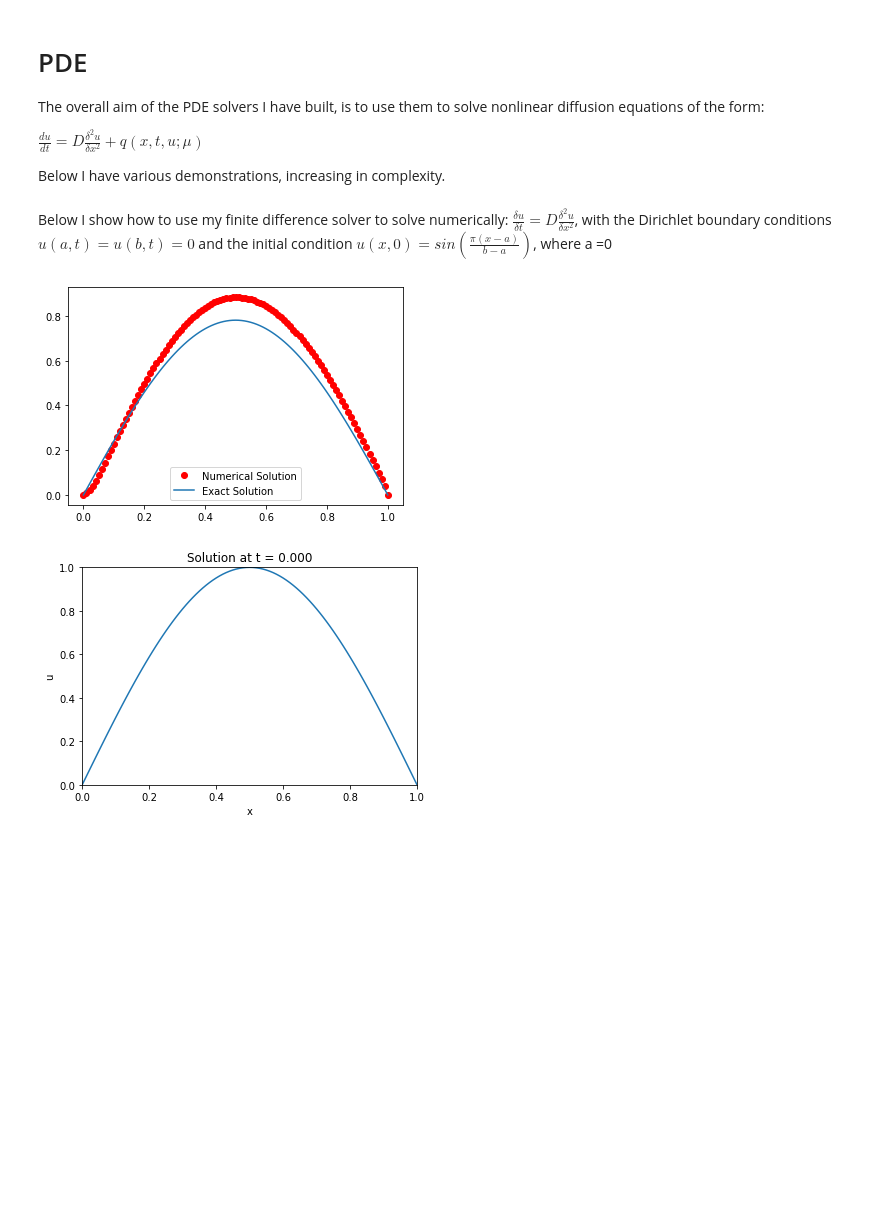
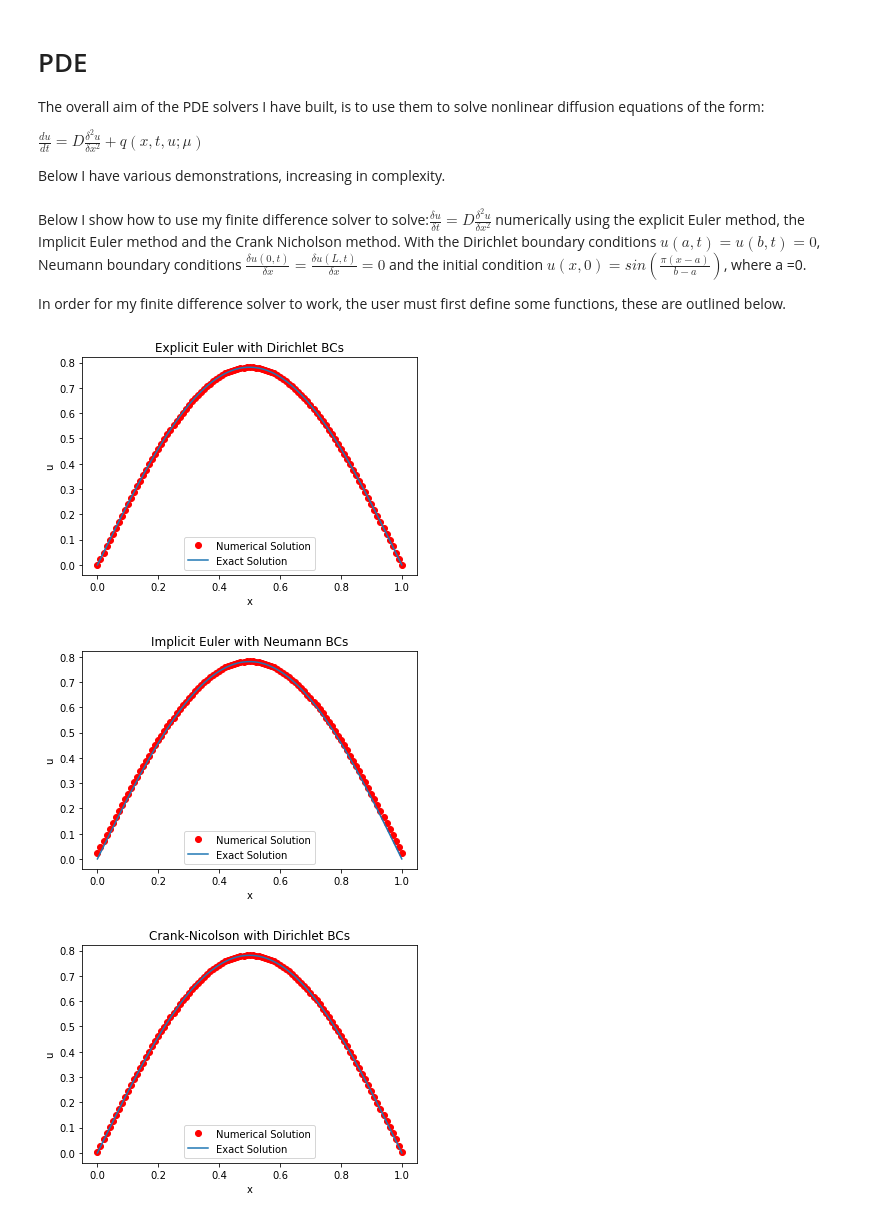
Before and after one commit to joesouber/EMAT30008, a Jupyter notebook: report.ipynb, the cells around one changed output. Saved outputs shown, nothing was run; the diff lists cells and outputs as text; code cells hidden in the pictures; blank space fills up the shorter version.

Commit message:
PDE initial

```diff
--- a/report.ipynb
+++ b/report.ipynb
@@ -378,48 +378,59 @@ $\frac{du}{dt}= D\frac{{\delta^2}u}{{\delta}x^2}+q(x,t,u;\mu)$
 
 Below I have various demonstrations, increasing in complexity.
 # %% [markdown]
-Below I show how to use my finite difference solver to solve numerically: $\frac{\delta u}{\delta t} = D\frac{{\delta^2}u}{\delta{x^2}}$, with the Dirichlet boundary conditions $u(a,t)=u(b,t)=0$ and the initial condition $u(x,0)=sin(\frac{\pi(x-a)}{b-a})$, where a =0
+Below I show how to use my finite difference solver to solve:$\frac{\delta u}{\delta t} = D\frac{{\delta^2}u}{\delta{x^2}}$ numerically using the explicit Euler method, the Implicit Euler method and the Crank Nicholson method. With the Dirichlet boundary conditions $u(a,t)=u(b,t)=0$, Neumann boundary conditions $\frac{\delta u(0,t)}{\delta x}=\frac{\delta u(L,t)}{\delta x} = 0 $ and the initial condition $u(x,0)=sin(\frac{\pi(x-a)}{b-a})$, where a =0.
+
+In order for my finite difference solver to work, the user must first define some functions, these are outlined below.
 # %%
 import numpy as np
 import matplotlib.pyplot as plt
 import matplotlib
 from scipy.sparse import diags, identity
 from scipy.sparse.linalg import spsolve
 from scipy.optimize import fsolve
 from PDE import *
 from plots import plot_comparison,animate_solution
 
 
-L = 1   # domain length
-T = 0.5    # final time
-mx = 100    # steps in x
-mt = 1000   # steps in t
+L = 1 # length of the domain
+T = 0.5 # total time
+mx = 100 # number of grid points in space
+mt = 1000 # number of grid points in time
 
-def dirichlet_0(x,t):
+def u_exact(x, t,D,L):
+    y = np.exp(-D*(np.pi**2/L**2)*t)*np.sin(np.pi*x/L)
+    return y
+
+# Dirichlet boundary conditions, 0 on both ends.
+def dirichlet_0(x, t):
     return 0
 
+# Initial condition, sin(pi*x/L).
 def Initial_Condition(x, L):
     y = (np.sin(np.pi*x/L))
     return y
 
-# Call the pde solver function, using the Forward Euler method
-u, t = finite_difference(L, T, mx, mt, 'dirichlet', dirichlet_0, Initial_Condition, discretisation='beuler',D = 0.1)
+# Diffusion coefficient,needs to be a function of x, to be compatible with the finite difference method.
+def D(x):
+    return x / (x * 10)
 
-def exact_sol(x,t, D, L):
-    '''
-    The exact solution to the PDE defined above.
-    '''
-    y = np.exp(-D*(np.pi**2/L**2)*t)*np.sin(np.pi*x/L)
-    return y
+# Source term, needs to be a function of x and t, to be compatible with the finite difference method. 0 for this demonstration.
+def source_term(x,t):
+    return 0
 
-# Plot the solution
-from plots import plot_comparison
 
-D = 0.1
-plot_comparison(u, t, L, D,exact_sol)
+#explicit euler and dirichlet
+u, t = finite_difference(L, T, mx, mt, 'dirichlet', dirichlet_0, Initial_Condition, discretisation='feuler',source_term = source_term, D = D, linearity='linear')
+#implicit euler and neumann
+u1, t1 = finite_difference(L, T, mx, mt, 'neumann', dirichlet_0, Initial_Condition, discretisation='beuler',source_term = source_term, D = D, linearity='linear')
+#Crank-Nicolson and dirichlet
+u2, t2 = finite_difference(L, T, mx, mt, 'dirichlet', dirichlet_0, Initial_Condition, discretisation='cn',source_term = source_term, D = D, linearity='linear')
 
-# Animates the solution, hwowever this is not working inside notebook. Works in a python file.
-animate_solution(u, t, L)
+# Plot the solution at T/2.
+plot_comparison(u, t, L, 0.1,u_exact,'Explicit Euler with Dirichlet BCs')
+plot_comparison(u1, t1, L, 0.1,u_exact,'Implicit Euler with Neumann BCs')
+plot_comparison(u2, t2, L, 0.1,u_exact,'Crank-Nicolson with Dirichlet BCs')
 # %% [output]
-[figure, old version]
+[figure, new version]
-[figure, old version]
+[figure, new version]
+[figure, added]
```
Also changed, not shown: parts of 1 cell of this notebook.
